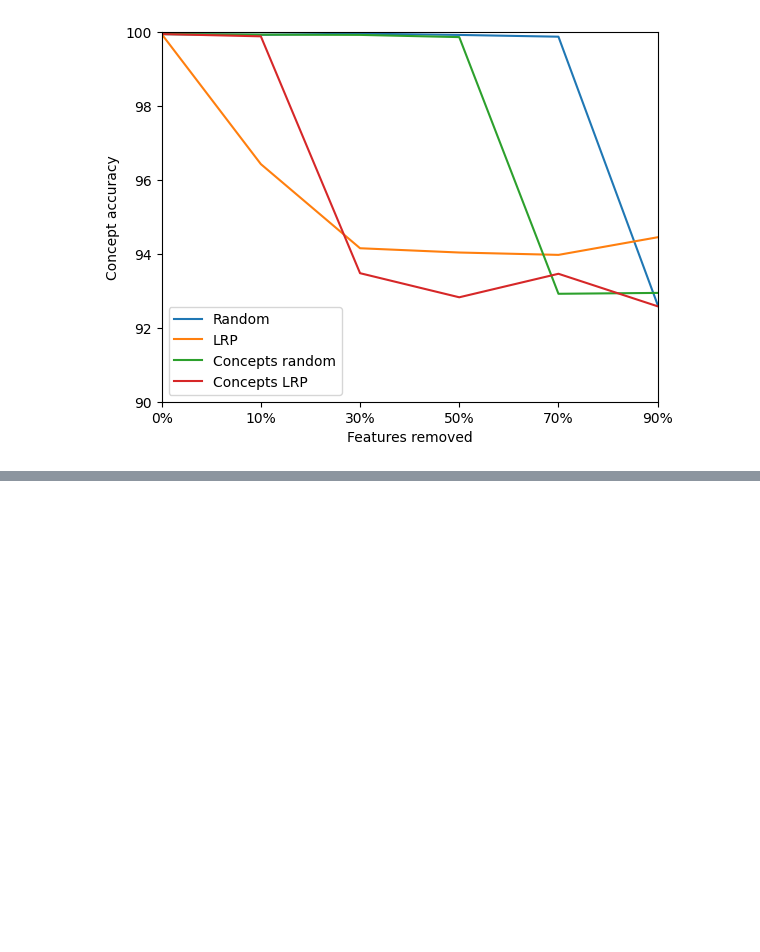
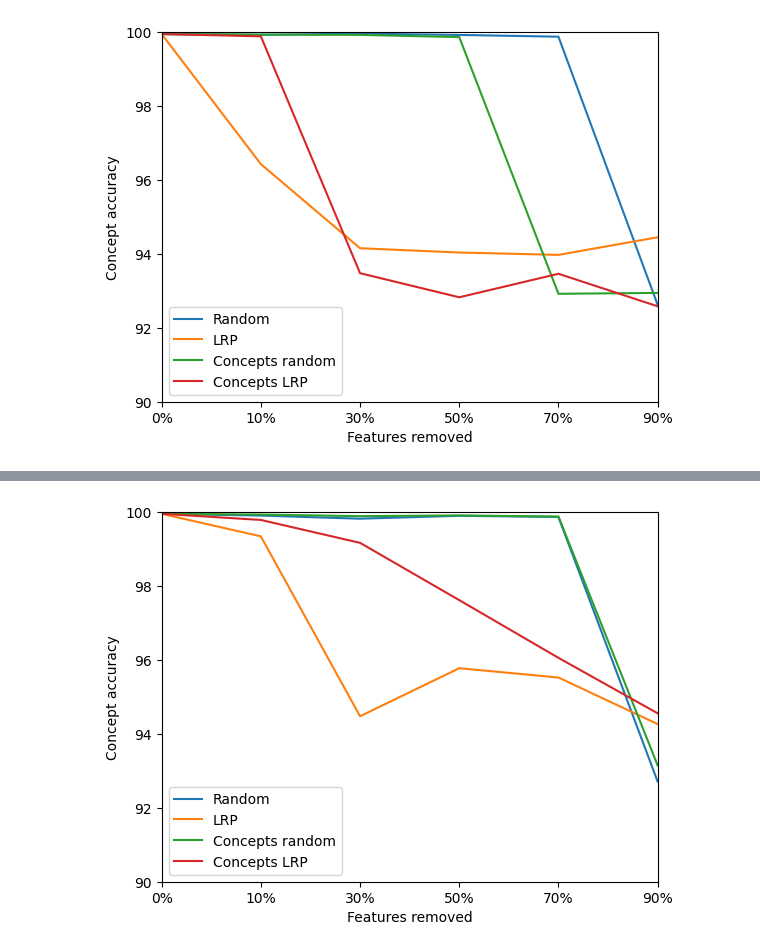
Before and after one commit to JackFurby/Playing-cards-CBM, a Jupyter notebook: experiments/plot.ipynb, the cells around one changed output, grey strips where cells are left out. Saved outputs shown, nothing was run; the diff lists cells and outputs as text; code cells hidden in the pictures; blank space fills up the shorter version.

```diff
--- a/experiments/plot.ipynb
+++ b/experiments/plot.ipynb
@@ -44,0 +71,21 @@ plt.show()
+# %%
+x = ["0%", "10%", "30%", "50%", "70%", "90%"]
+
+random = [99.95451939359624, 99.90657100271672, 99.82245441193275, 99.90008682900287, 99.8689428288886, 92.70964650904878]
+lrp = [99.95451939359624, 99.3446084692123, 94.47718502612824, 95.7769243767921, 95.52503171880194, 94.265661604861]
+concept_random = [99.95451939359624, 99.93387895949344, 99.8906792985632, 99.9111376823263, 99.8802676099412, 93.146940677724]
+concept_lrp = [99.95451939359624, 99.78838884069565, 99.16879564650516, 97.61899014736744, 96.05731266102892, 94.5567346938113]
+
+ran_plot = plt.plot(x, random, label="Random")
+lrp_plot = plt.plot(x, lrp, label="LRP")
+con_ran_plot = plt.plot(x, concept_random, label="Concepts random")
+con_lrp_plot = plt.plot(x, concept_lrp, label="Concepts LRP")
+
+plt.xlabel("Features removed")
+plt.ylabel("Concept accuracy")
+plt.legend(loc="best")
+plt.ylim(90, 100)
+plt.xlim(0, 5)
+plt.show()
+# %% [output]
+[figure, added]
```
Also changed, not shown: parts of 8 cells of this notebook, 9 other files.
